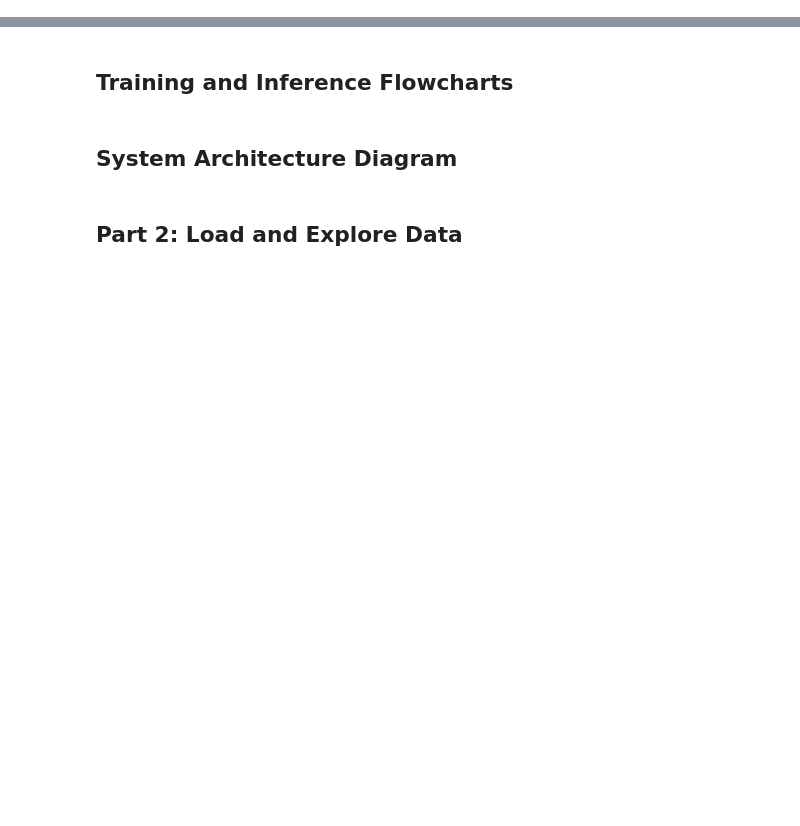
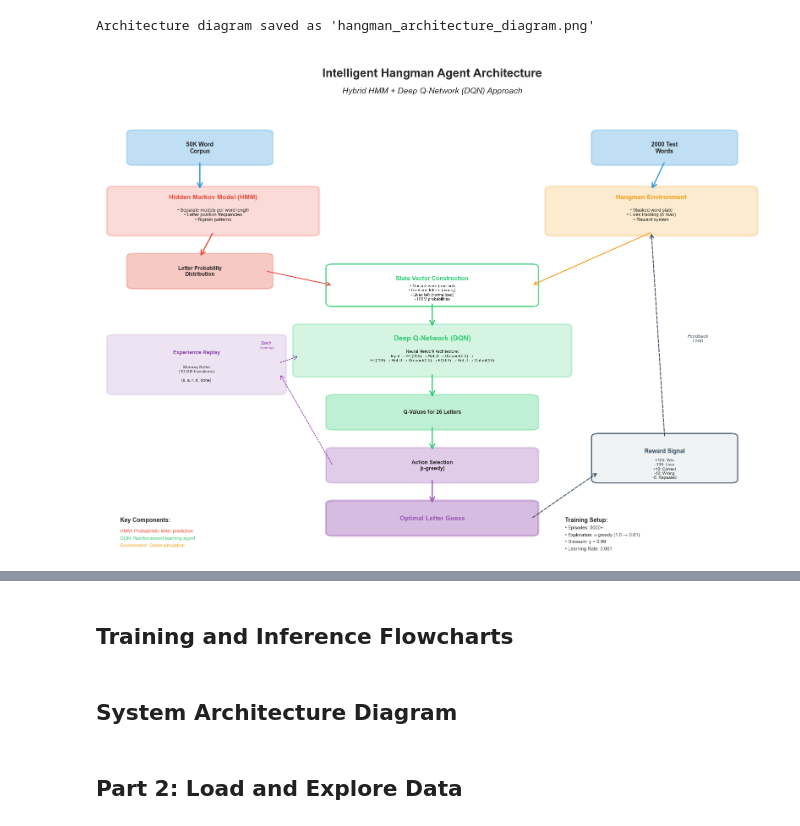
Before and after one commit to stealthwhizz/Hackman-ML, a Jupyter notebook: hangman_agent.ipynb, the cells around one changed output, grey strips where cells are left out. Drawn from its saved outputs; the diff is of its cells as text; code cells hidden in the pictures; blank space fills up the shorter version.

```diff
--- a/hangman_agent.ipynb
+++ b/hangman_agent.ipynb
@@ -259,7 +261,7 @@ ax.add_patch(arrow8)
 letter_box = FancyBboxPatch((3.5, 0.5), 3, 0.8, boxstyle="round,pad=0.1",
                             edgecolor=color_output, facecolor=color_output, alpha=0.4, linewidth=3)
 ax.add_patch(letter_box)
-ax.text(5, 0.9, '🎯 Optimal Letter Guess', ha='center', va='center',
+ax.text(5, 0.9, 'Optimal Letter Guess', ha='center', va='center',
         fontsize=11, fontweight='bold', color=color_output)
 
 # Arrow from action to letter
@@ -300,39 +302,42 @@ ax.text(1.45, 5.6, 'Experience Replay', ha='center', va='center',
 ax.text(1.45, 5, 'Memory Buffer\n(10,000 transitions)\n\n(s, a, r, s\', done)',
         ha='center', va='center', fontsize=7)
 
 # Arrow from action to replay
 arrow12 = FancyArrowPatch((3.5, 2.4), (2.7, 5),
                          arrowstyle='->', mutation_scale=15, linewidth=1.5,
                          color='#8e44ad', linestyle='dotted')
 ax.add_patch(arrow12)
 
 # Arrow from replay to DQN (training)
 arrow13 = FancyArrowPatch((2.7, 5.3), (3, 5.5),
                          arrowstyle='->', mutation_scale=15, linewidth=1.5,
                          color='#8e44ad', linestyle='dotted')
 ax.add_patch(arrow13)
 ax.text(2.5, 5.8, 'Batch\nTraining', ha='center', va='center', fontsize=7,
         style='italic', color='#8e44ad')
 
 # ========================= LEGEND & KEY INFO =========================
 # Legend
 legend_y = 0.8
-ax.text(0.3, legend_y, '📊 Key Components:', fontsize=10, fontweight='bold')
-ax.text(0.3, legend_y-0.3, '🔴 HMM: Probabilistic letter prediction', fontsize=8, color=color_hmm)
-ax.text(0.3, legend_y-0.5, '🟢 DQN: Reinforcement learning agent', fontsize=8, color=color_dqn)
-ax.text(0.3, legend_y-0.7, '🟠 Environment: Game simulation', fontsize=8, color=color_env)
+ax.text(0.3, legend_y, 'Key Components:', fontsize=10, fontweight='bold')
+ax.text(0.3, legend_y-0.3, 'HMM: Probabilistic letter prediction', fontsize=8, color=color_hmm)
+ax.text(0.3, legend_y-0.5, 'DQN: Reinforcement learning agent', fontsize=8, color=color_dqn)
+ax.text(0.3, legend_y-0.7, 'Environment: Game simulation', fontsize=8, color=color_env)
 
 # Training info
-ax.text(7, legend_y, '⚙️ Training Setup:', fontsize=10, fontweight='bold')
+ax.text(7, legend_y, 'Training Setup:', fontsize=10, fontweight='bold')
 ax.text(7, legend_y-0.2, '• Episodes: 5000+', fontsize=8)
 ax.text(7, legend_y-0.4, '• Exploration: ε-greedy (1.0 → 0.01)', fontsize=8)
 ax.text(7, legend_y-0.6, '• Discount: γ = 0.99', fontsize=8)
 ax.text(7, legend_y-0.8, '• Learning Rate: 0.001', fontsize=8)
 
 plt.tight_layout()
 plt.savefig('hangman_architecture_diagram.png', dpi=300, bbox_inches='tight', facecolor='white')
-print("✅ Architecture diagram saved as 'hangman_architecture_diagram.png'")
+print("Architecture diagram saved as 'hangman_architecture_diagram.png'")
 plt.show()
+# %% [output]
+Architecture diagram saved as 'hangman_architecture_diagram.png'
+[figure, added]
 # %%
 import matplotlib.pyplot as plt
 from matplotlib.patches import FancyBboxPatch, FancyArrowPatch, Rectangle
```
Also changed, not shown: parts of 14 cells of this notebook, 6 other files.
